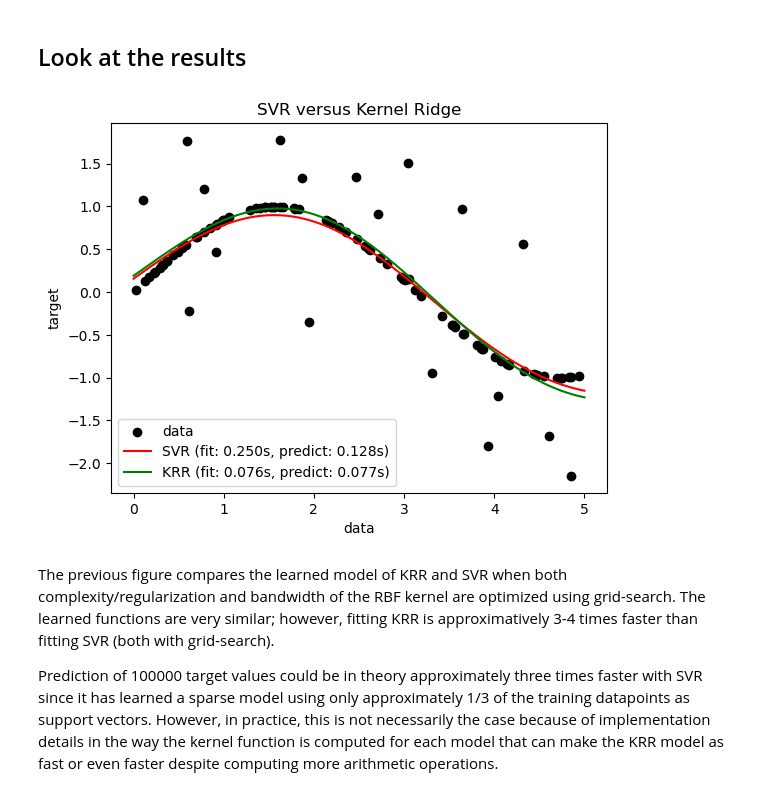
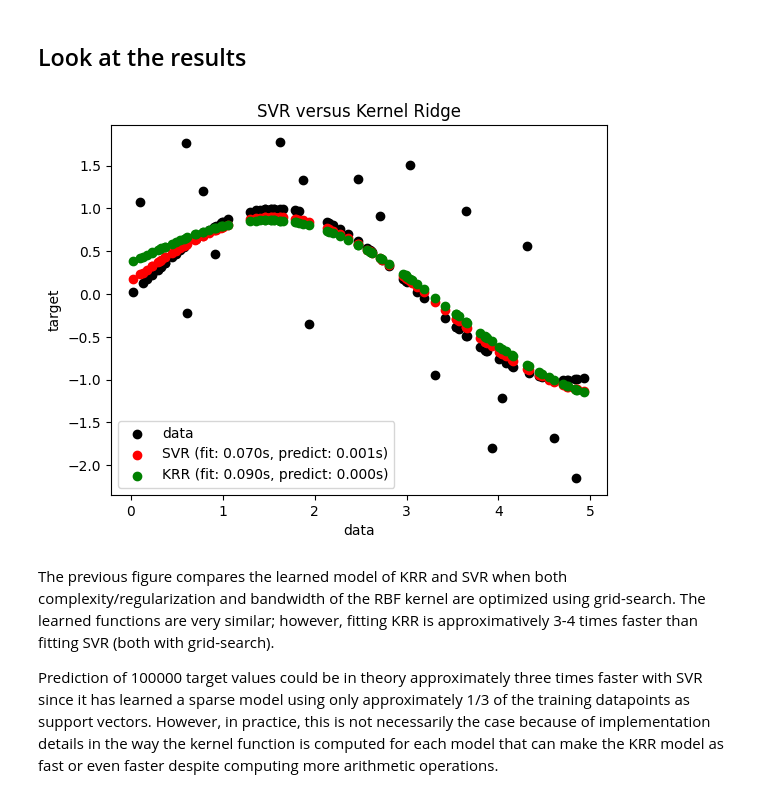
Before and after one commit to Hrsh-Venket/CS-1390-Intro-to-Machine-Learning, a Jupyter notebook: code_for_lab/kernel_regression.ipynb, the cells around one changed output. Drawn from its saved outputs; the diff is of its cells as text; code cells hidden in the pictures.

```diff
--- a/code_for_lab/kernel_regression.ipynb
+++ b/code_for_lab/kernel_regression.ipynb
@@ -56,8 +57,9 @@ from sklearn.kernel_ridge import KernelRidge
 # %%
 # Lets try a simple linear regression.
 reg = LinearRegression(fit_intercept=True).fit(X[:train_size],y[:train_size])
+X_plot = X[:train_size]
 y_reg = reg.predict(X_plot)
 
-plt.scatter(X[:100], y[:100], c="k", label="data", zorder=1, edgecolors=(0, 0, 0))
+plt.scatter(X[:train_size], y[:train_size], c="k", label="data", zorder=1, edgecolors=(0, 0, 0))
 plt.plot(X_plot,y_reg)
 # %% [output]
@@ -174,6 +160,16 @@ class GridSearchCV(BaseSearchCV)
  |          Estimator instance.
 # %% [markdown]
 ## Construct the kernel-based regression models
+# %%
+svr = GridSearchCV(
+    estimator=SVR(kernel="rbf", gamma=0.1),
+    param_grid={'kernel': ["rbf", "linear", "polynomial"], 'gamma': [0.1, 0.01, 0.001]}
+)
+
+kr = GridSearchCV(
+    estimator=KernelRidge(kernel="rbf", gamma=0.1),
+    param_grid={'kernel': ["rbf", "linear", "polynomial"], 'gamma': [0.1, 0.01, 0.001]}
+)
 # %% [markdown]
 ## Compare times of SVR and Kernel Ridge Regression
 # %%
@@ -220,34 +233,34 @@ KRR prediction for 100000 inputs in 0.077 s
 # %%
 import matplotlib.pyplot as plt
 
 sv_ind = svr.best_estimator_.support_
 # plt.scatter(
 #     X[sv_ind],
 #     y[sv_ind],
 #     c="r",
 #     s=50,
 #     label="SVR support vectors",
 #     zorder=2,
 #     edgecolors=(0, 0, 0),
 # )
 plt.scatter(X[:100], y[:100], c="k", label="data", zorder=1, edgecolors=(0, 0, 0))
-plt.plot(
+plt.scatter(
     X_plot,
     y_svr,
     c="r",
     label="SVR (fit: %.3fs, predict: %.3fs)" % (svr_fit, svr_predict),
 )
-plt.plot(
+plt.scatter(
     X_plot, y_kr, c="g", label="KRR (fit: %.3fs, predict: %.3fs)" % (kr_fit, kr_predict)
 )
 
 
 plt.xlabel("data")
 plt.ylabel("target")
 plt.title("SVR versus Kernel Ridge")
 _ = plt.legend()
 # %% [output]
-[figure, old version]
+[figure, new version]
 # %% [markdown]
 The previous figure compares the learned model of KRR and SVR when both
 complexity/regularization and bandwidth of the RBF kernel are optimized using
```
Also changed, not shown: parts of 17 cells of this notebook, 4 other files.
